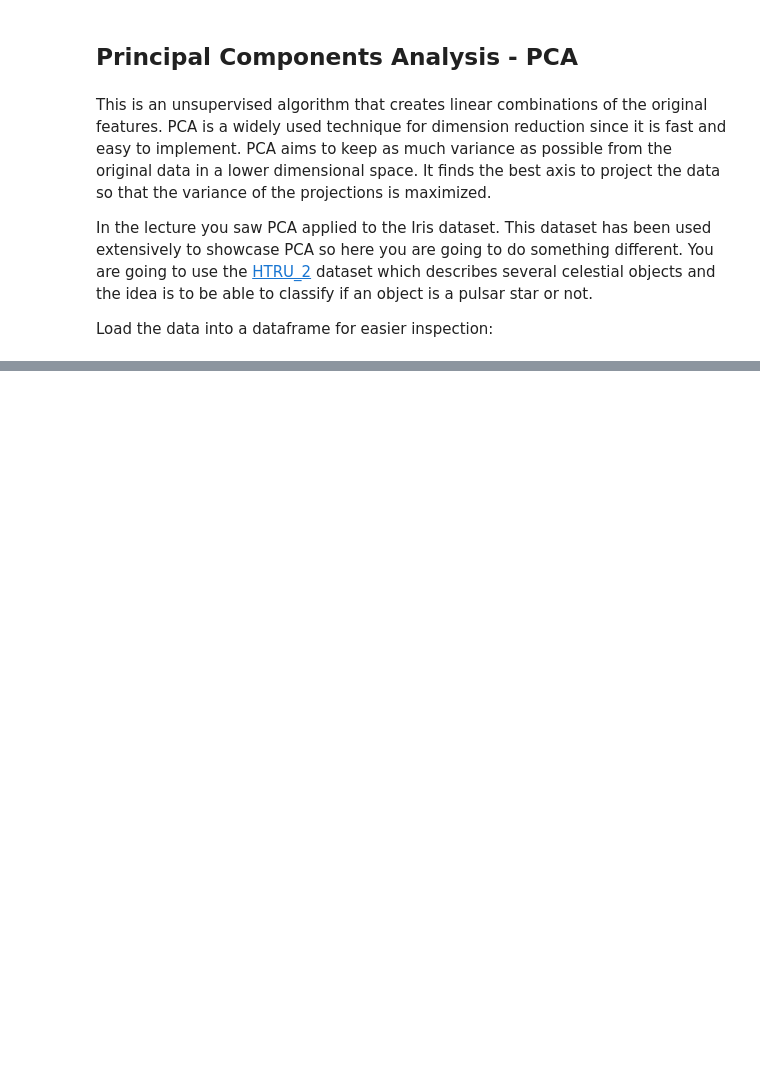
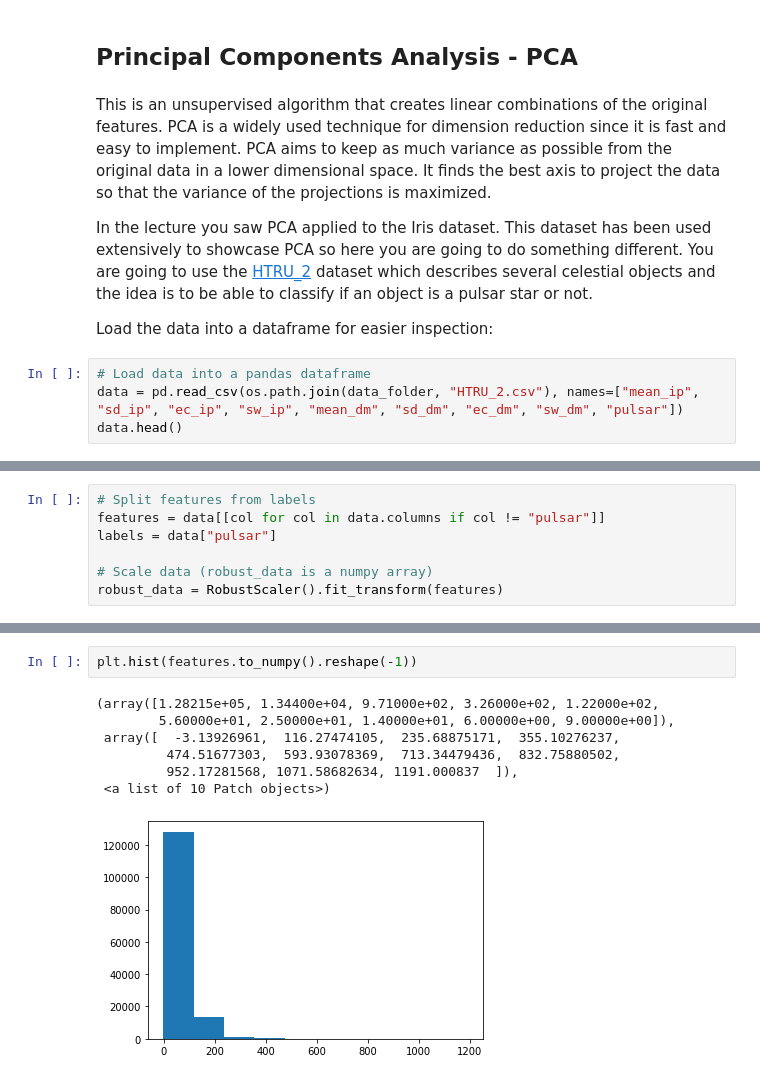
Before and after one commit to rahiakela/mlops-research-and-practice, a Jupyter notebook: MLOps-Specialization/course-3-machine-learning-modeling-pipelines-in-production/week-2-model-resource-management-techniques/02_algorithmic_dimensionality_reduction.ipynb, the cells around one changed output, grey strips where cells are left out. Cells and saved outputs as stored; diff of their text form; blank space fills up the shorter version.

```diff
--- a/MLOps-Specialization/course-3-machine-learning-modeling-pipelines-in-production/week-2-model-resource-management-techniques/02_algorithmic_dimensionality_reduction.ipynb
+++ b/MLOps-Specialization/course-3-machine-learning-modeling-pipelines-in-production/week-2-model-resource-management-techniques/02_algorithmic_dimensionality_reduction.ipynb
@@ -55,3 +61,7 @@ In the lecture you saw PCA applied to the Iris dataset. This dataset has been us
 
 
 Load the data into a dataframe for easier inspection:
+# %%
+# Load data into a pandas dataframe
+data = pd.read_csv(os.path.join(data_folder, "HTRU_2.csv"), names=["mean_ip", "sd_ip", "ec_ip", "sw_ip", "mean_dm", "sd_dm", "ec_dm", "sw_dm", "pulsar"])
+data.head()
@@ -57,0 +79,7 @@ Load the data into a dataframe for easier inspection:
+# %%
+# Split features from labels
+features = data[[col for col in data.columns if col != "pulsar"]]
+labels = data["pulsar"]
+
+# Scale data (robust_data is a numpy array)
+robust_data = RobustScaler().fit_transform(features)
@@ -57,0 +104,10 @@ Load the data into a dataframe for easier inspection:
+# %%
+plt.hist(features.to_numpy().reshape(-1))
+# %% [output]
+(array([1.28215e+05, 1.34400e+04, 9.71000e+02, 3.26000e+02, 1.22000e+02,
+        5.60000e+01, 2.50000e+01, 1.40000e+01, 6.00000e+00, 9.00000e+00]),
+ array([  -3.13926961,  116.27474105,  235.68875171,  355.10276237,
+         474.51677303,  593.93078369,  713.34479436,  832.75880502,
+         952.17281568, 1071.58682634, 1191.000837  ]),
+ <a list of 10 Patch objects>)
+[figure, added]
```
Also changed, not shown: parts of 16 cells of this notebook.
